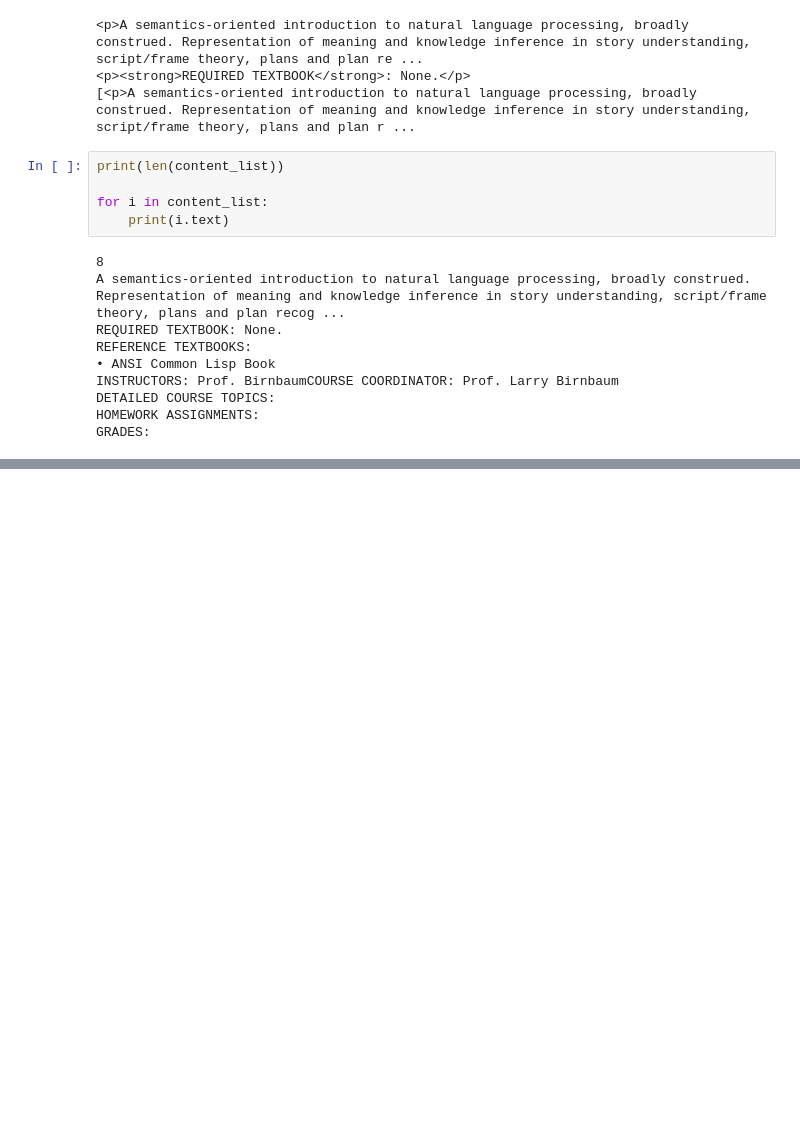
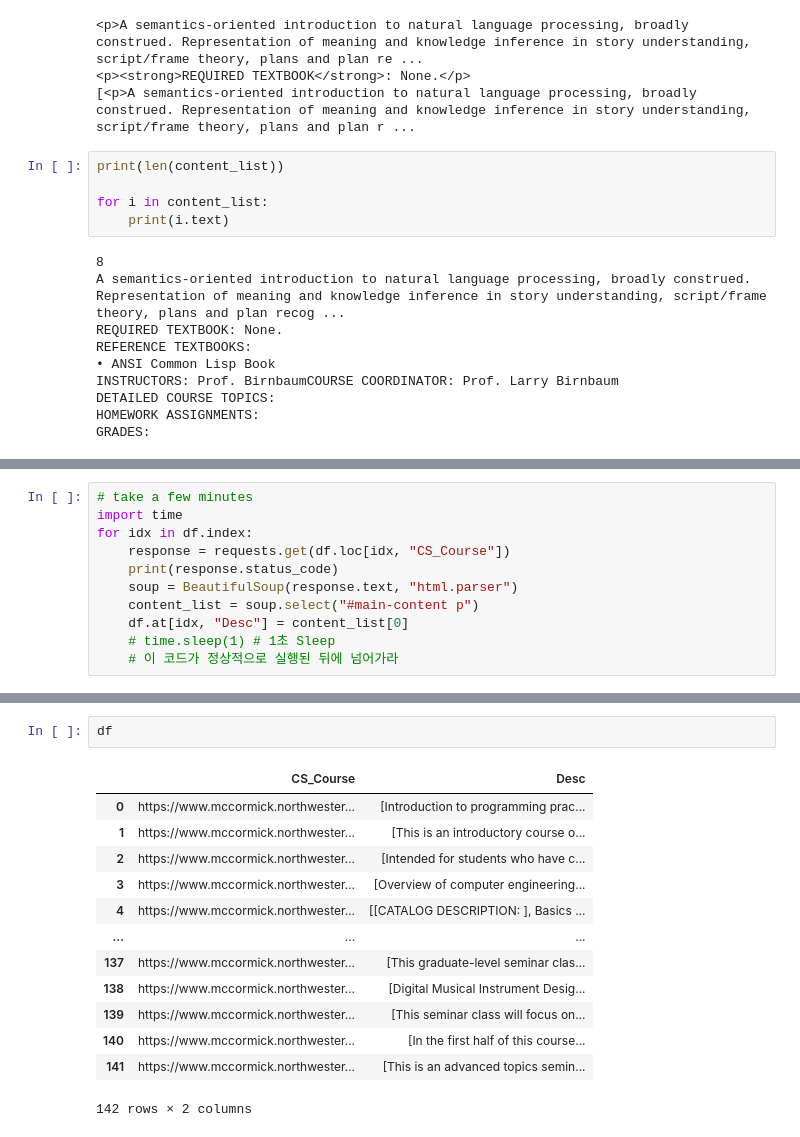
Before and after one commit to sesac-2023/cha_workspace, a Jupyter notebook: CRAWLING/230831~230901_practice.ipynb, the cells around one changed output, grey strips where cells are left out. Cells and saved outputs as stored; diff of their text form; blank space fills up the shorter version.

```diff
--- a/CRAWLING/230831~230901_practice.ipynb
+++ b/CRAWLING/230831~230901_practice.ipynb
@@ -66,0 +167,11 @@ print(response.status_code)
+# %%
+# take a few minutes
+import time
+for idx in df.index:
+    response = requests.get(df.loc[idx, "CS_Course"])
+    print(response.status_code)
+    soup = BeautifulSoup(response.text, "html.parser")
+    content_list = soup.select("#main-content p")
+    df.at[idx, "Desc"] = content_list[0]
+    # time.sleep(1) # 1초 Sleep
+    # 이 코드가 정상적으로 실행된 뒤에 넘어가라
@@ -66,0 +216,16 @@ print(response.status_code)
+# %%
+df
+# %% [output]
+|  | CS_Course | Desc |
+| 0 | https://www.mccormick.northwester... | [Introduction to programming prac... |
+| 1 | https://www.mccormick.northwester... | [This is an introductory course o... |
+| 2 | https://www.mccormick.northwester... | [Intended for students who have c... |
+| 3 | https://www.mccormick.northwester... | [Overview of computer engineering... |
+| 4 | https://www.mccormick.northwester... | [[CATALOG DESCRIPTION: ], Basics ... |
+| ... | ... | ... |
+| 137 | https://www.mccormick.northwester... | [This graduate-level seminar clas... |
+| 138 | https://www.mccormick.northwester... | [Digital Musical Instrument Desig... |
+| 139 | https://www.mccormick.northwester... | [This seminar class will focus on... |
+| 140 | https://www.mccormick.northwester... | [In the first half of this course... |
+| 141 | https://www.mccormick.northwester... | [This is an advanced topics semin... |
+142 rows × 2 columns
```
Also changed, not shown: parts of 11 cells of this notebook.
